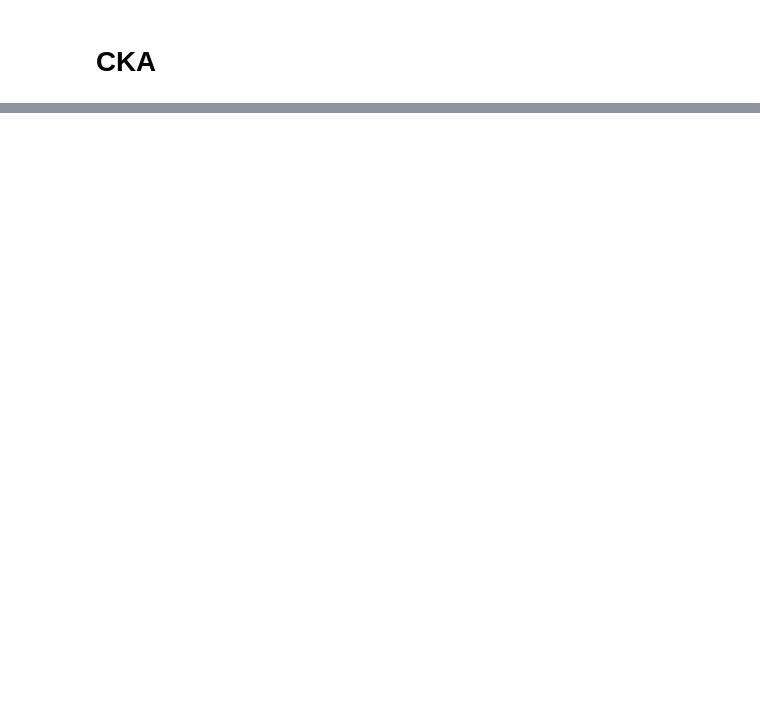
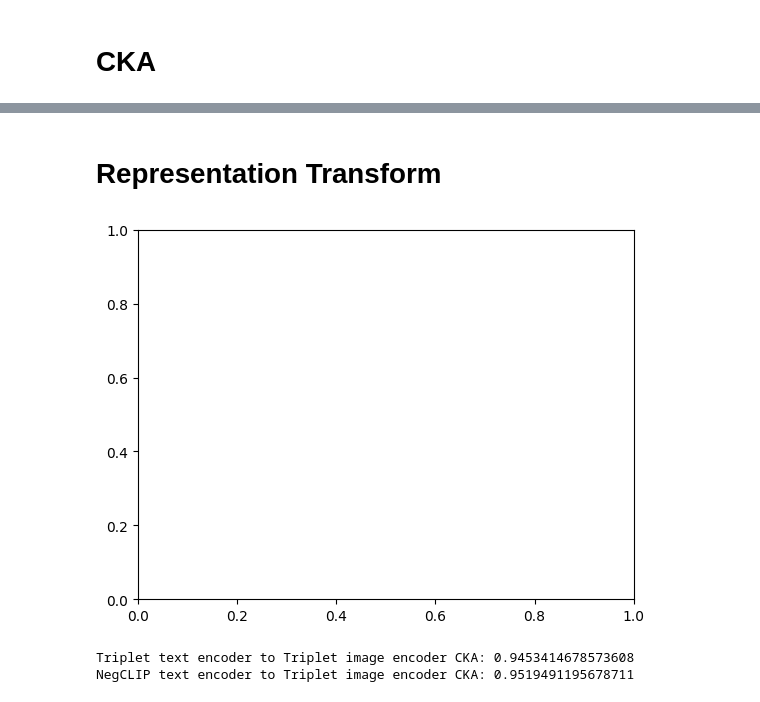
Before and after one commit to mlfoundations/open_clip, a Jupyter notebook: Feature Evaluation.ipynb, the cells around one changed output, grey strips where cells are left out. Drawn from its saved outputs; the diff is of its cells as text; code cells hidden in the pictures; blank space fills up the shorter version.

```diff
--- a/Feature Evaluation.ipynb
+++ b/Feature Evaluation.ipynb
@@ -189,3 +241,14 @@ torch.Size([5000, 512])
+# %%
+coco_image_features_t = torch.load(os.path.join(data_dir, 'coco_image_features_t.pt'))
+coco_text_features_t = torch.load(os.path.join(data_dir, 'coco_text_features_t.pt'))
+coco_image_features_n = torch.load(os.path.join(data_dir, 'coco_image_features_n.pt'))
+coco_text_features_n = torch.load(os.path.join(data_dir, 'coco_text_features_n.pt'))
+coco_image_features_l = torch.load(os.path.join(data_dir, 'coco_image_features_l.pt'))
+coco_text_features_l = torch.load(os.path.join(data_dir, 'coco_text_features_l.pt'))
+coco_image_features_npp = torch.load(os.path.join(data_dir, 'coco_image_features_npp.pt'))
+coco_text_features_npp = torch.load(os.path.join(data_dir, 'coco_text_features_npp.pt'))
+coco_image_features_laion2b = torch.load(os.path.join(data_dir, 'coco_image_features_laion2b.pt'))
+coco_text_features_laion2b = torch.load(os.path.join(data_dir, 'coco_text_features_laion2b.pt'))
 # %% [markdown]
 # Similarity
 # %%
@@ -584,0 +739,55 @@ npp  0.963544  0.962884  0.958622  0.963751
+# %% [markdown]
+# Representation Transform
+# %%
+import torch.optim as optim
+import torch.nn as nn
+import numpy as np
+import matplotlib.pyplot as plt
+from tqdm import tqdm
+from torch.utils.data import DataLoader, TensorDataset
+
+D = 512
+batch_size = 32
+x = coco_text_features_n
+y = coco_text_features_laion2b
+model = nn.Linear(D, D).to(device)
+
+criterion = nn.MSELoss()
+optimizer = optim.Adam(model.parameters(), lr=0.01)
+
+num_epochs = 100
+loss_values = []  # 用于保存每个 epoch 的 loss
+
+fig, ax = plt.subplots()
+dataset = TensorDataset(x, y)
+dataloader = DataLoader(dataset, batch_size=batch_size, shuffle=True)
+
+num_epochs = 100
+loss_values = []  # 用于保存每个 epoch 的平均 loss
+
+pbar = tqdm(range(num_epochs), desc="Training Progress")
+for epoch in pbar:
+    batch_losses = []  # 记录每个 batch 的 loss
+    for batch_x, batch_y in dataloader:
+        optimizer.zero_grad()
+        output = model(batch_x)
+        loss = criterion(output, batch_y)
+        loss.backward()
+        optimizer.step()
+        batch_losses.append(loss.item())
+
+    # 计算当前 epoch 的各项指标
+    epoch_loss = np.mean(batch_losses)
+    min_loss = np.min(batch_losses)
+    max_loss = np.max(batch_losses)
+    std_loss = np.std(batch_losses)
+
+    # 使用 set_postfix 在进度条末尾显示当前 epoch 的指标
+    pbar.set_postfix({
+        "Avg Loss": f"{epoch_loss:.4f}",
+        "Min Loss": f"{min_loss:.4f}",
+        "Max Loss": f"{max_loss:.4f}",
+        "Std": f"{std_loss:.4f}"
+    })
+# %% [output]
+[figure, added]
@@ -584,0 +804,8 @@ npp  0.963544  0.962884  0.958622  0.963751
+# %%
+coco_cka_laion2b = linear_cka(coco_text_features_laion2b, replicate_features(coco_image_features_laion2b, 5))
+coco_cka_n_transformed = linear_cka(coco_text_features_n_transformed, replicate_features(coco_image_features_laion2b, 5))
+print("Triplet text encoder to Triplet image encoder CKA: {}".format(coco_cka_laion2b))
+print("NegCLIP text encoder to Triplet image encoder CKA: {}".format(coco_cka_n_transformed))
+# %% [output]
+Triplet text encoder to Triplet image encoder CKA: 0.9453414678573608
+NegCLIP text encoder to Triplet image encoder CKA: 0.9519491195678711
```
Also changed, not shown: parts of 45 cells of this notebook, 1 other file.
